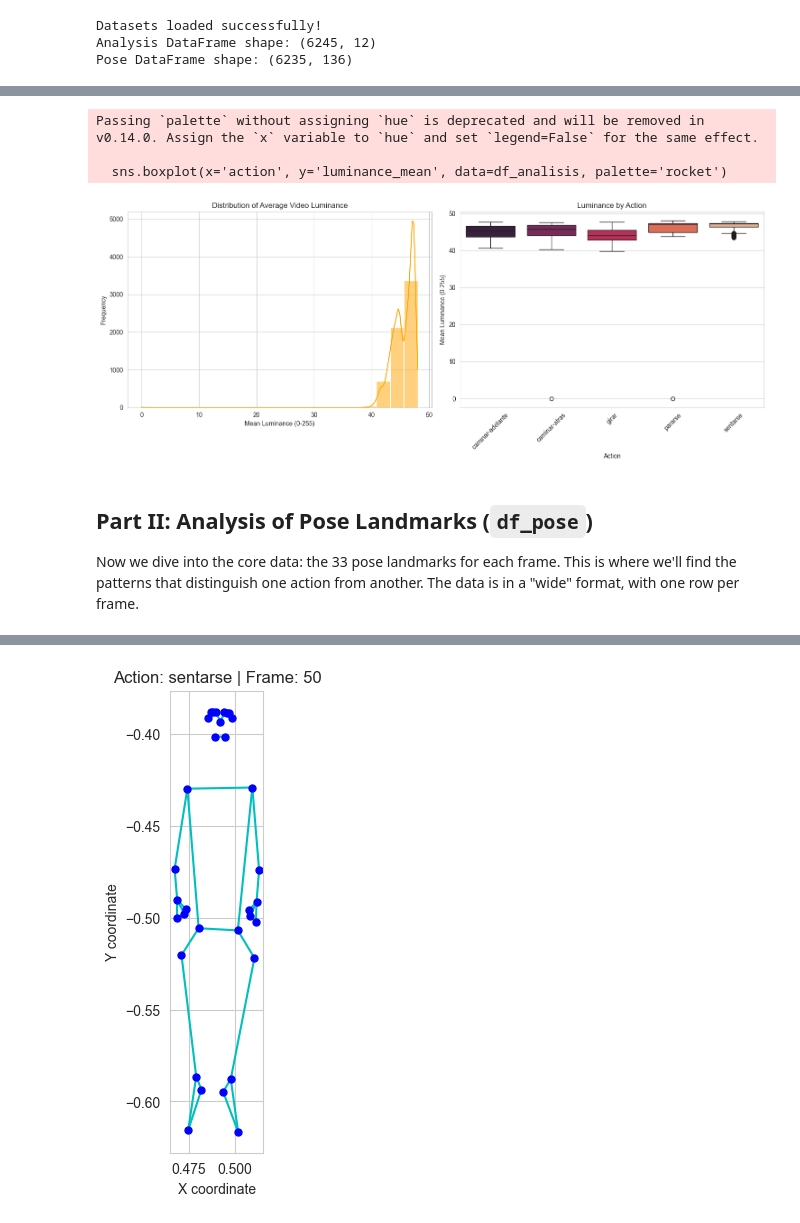
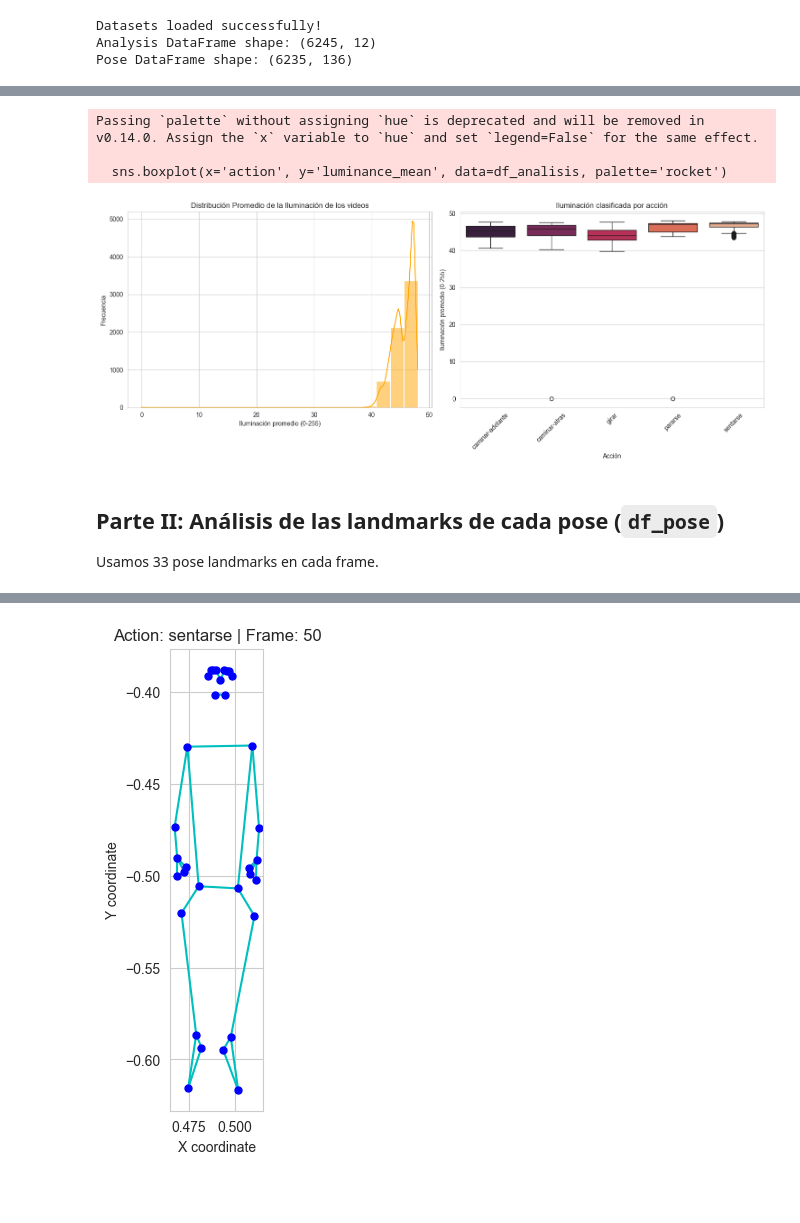
Before and after one commit to NattVS/Abuelitos-En-Accion, a Jupyter notebook: notebooks/EDA.ipynb, the cells around one changed output, grey strips where cells are left out. Cells and saved outputs as stored; diff of their text form; code cells hidden in the pictures; blank space fills up the shorter version.

```diff
--- a/notebooks/EDA.ipynb
+++ b/notebooks/EDA.ipynb
@@ -174,35 +165,33 @@ min         0.933333
 max         5.500000
 Name: duration_sec, dtype: float64
 # %%
-# --- Were lighting conditions consistent? ---
 plt.figure(figsize=(15, 6))
-
 # Plot 1: Distribution of average luminance
 plt.subplot(1, 2, 1)
 sns.histplot(df_analisis['luminance_mean'], bins=20, kde=True, color='orange')
-plt.title('Distribution of Average Video Luminance')
-plt.xlabel('Mean Luminance (0-255)')
-plt.ylabel('Frequency')
+plt.title('Distribución Promedio de la Iluminación de los videos')
+plt.xlabel('Iluminación promedio (0-255)')
+plt.ylabel('Frecuencia')
 
 # Plot 2: Boxplot of luminance grouped by action
 plt.subplot(1, 2, 2)
 sns.boxplot(x='action', y='luminance_mean', data=df_analisis, palette='rocket')
-plt.title('Luminance by Action')
-plt.xlabel('Action')
-plt.ylabel('Mean Luminance (0-255)')
+plt.title('Iluminación clasificada por acción')
+plt.xlabel('Acción')
+plt.ylabel('Iluminación promedio (0-255)')
 plt.xticks(rotation=45)
 
 plt.tight_layout()
 plt.show()
 # %% [output]
 Passing `palette` without assigning `hue` is deprecated and will be removed in v0.14.0. Assign the `x` variable to `hue` and set `legend=False` for the same effect.
 
   sns.boxplot(x='action', y='luminance_mean', data=df_analisis, palette='rocket')
-[figure, old version]
+[figure, new version]
 # %% [markdown]
-## Part II: Analysis of Pose Landmarks (`df_pose`)
+## Parte II: Análisis de las landmarks de cada pose (`df_pose`)
 
-Now we dive into the core data: the 33 pose landmarks for each frame. This is where we'll find the patterns that distinguish one action from another. The data is in a "wide" format, with one row per frame.
+Usamos 33 pose landmarks en cada frame.
 # %%
 # Display the first few rows of the pose dataframe
 print("First 5 rows of df_pose:")
```
Also changed, not shown: parts of 12 cells of this notebook.
